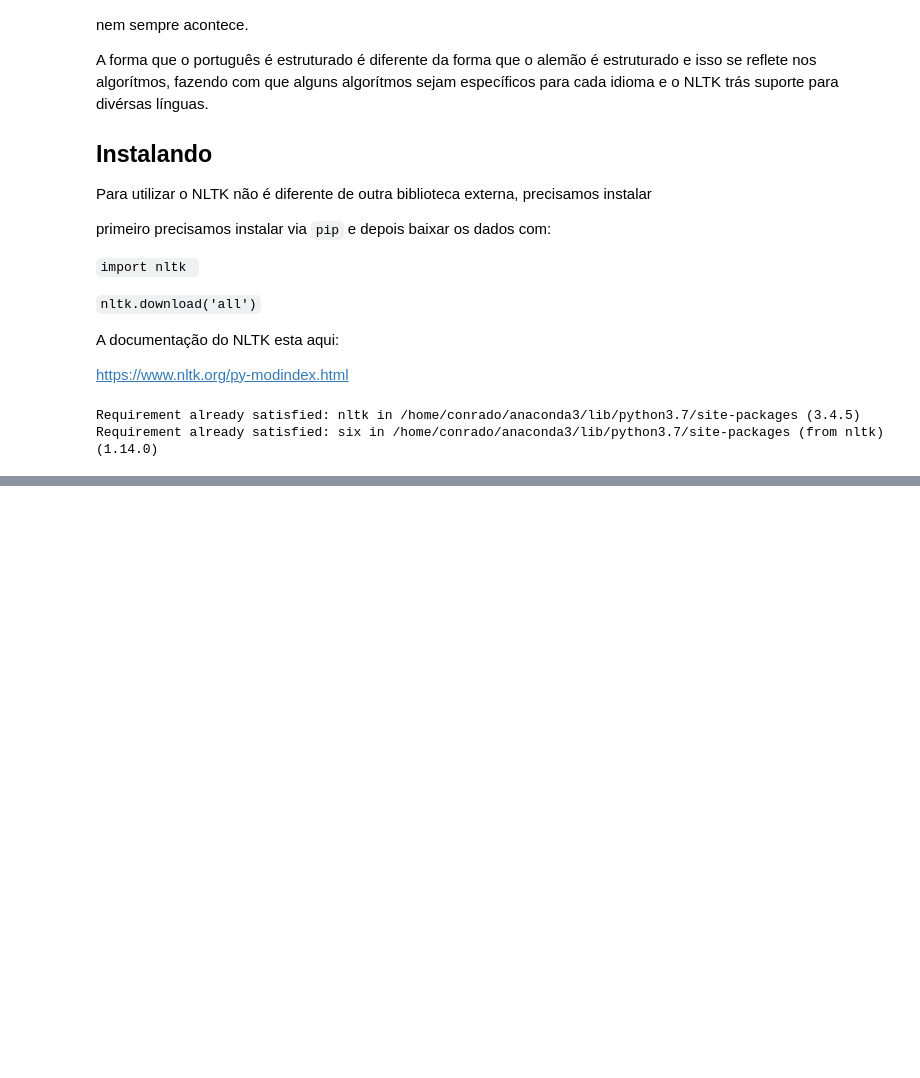
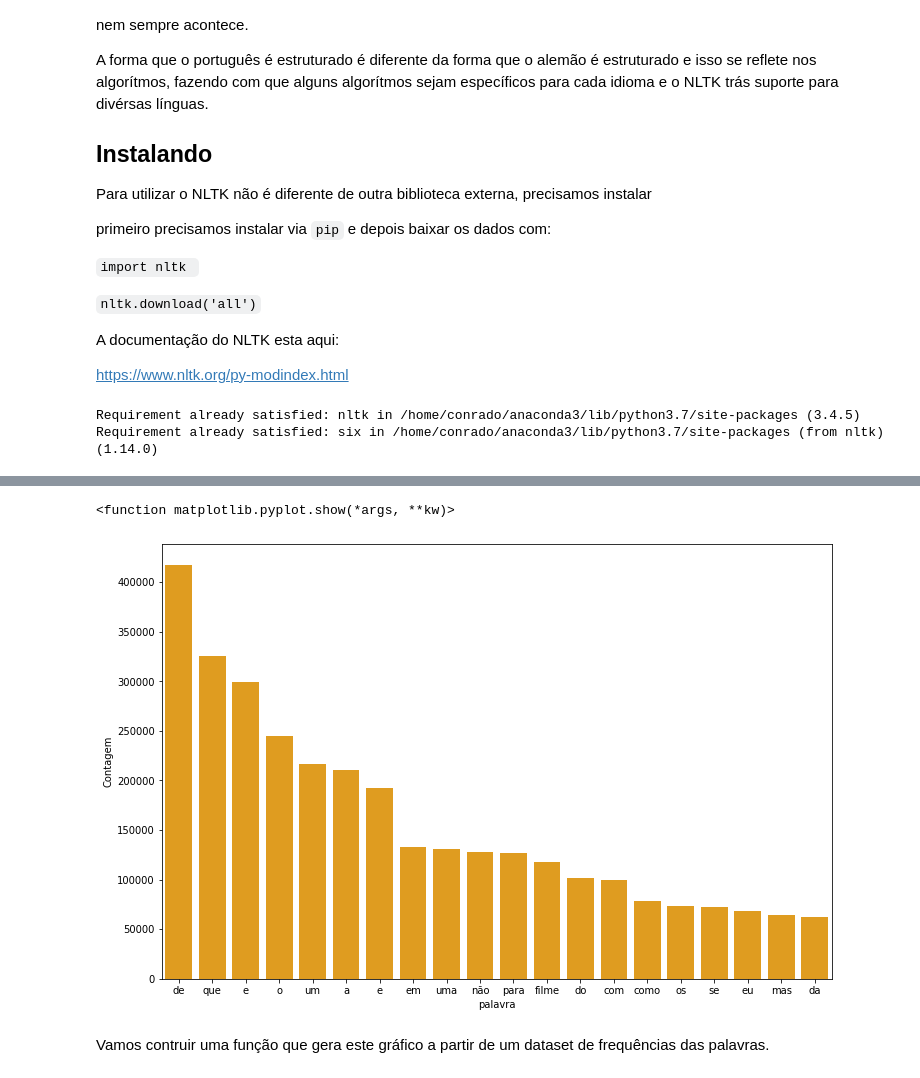
Before and after one commit to ConradBitt/pln, a Jupyter notebook: PLN.ipynb, the cells around one changed output, grey strips where cells are left out. Cells and saved outputs as stored; diff of their text form; code cells hidden in the pictures; blank space fills up the shorter version.

```diff
--- a/PLN.ipynb
+++ b/PLN.ipynb
@@ -518,0 +578,5 @@ O objetivo agora é analisar quais as palavras que aparecem com maior frequênci
+# %%
+token_espaco = tokenize.WhitespaceTokenizer()
+tokens_de_todas_as_palavras = token_espaco.tokenize(todas_as_palavras)
+
+frequencia = nltk.FreqDist(tokens_de_todas_as_palavras)
@@ -518,0 +589,3 @@ O objetivo agora é analisar quais as palavras que aparecem com maior frequênci
+# %%
+df_frequencias_das_palavras = pd.DataFrame({'palavra': list(frequencia.keys()),
+                                           'frequencia': list(frequencia.values())})
@@ -518,0 +633,15 @@ O objetivo agora é analisar quais as palavras que aparecem com maior frequênci
+# %%
+import seaborn as sns
+
+
+plt.figure(figsize=(12,8))
+
+# em data vamos usar as nlargest() para não precisar plotar todas as palavras do dataframe
+ax = sns.barplot(x='palavra', y='frequencia' ,data=df_frequencias_das_palavras.nlargest(columns='frequencia', n=20), color='orange')
+ax.set(xlabel='palavra', ylabel='Contagem')
+plt.show
+# %% [output]
+<function matplotlib.pyplot.show(*args, **kw)>
+[figure, added]
+# %% [markdown]
+Vamos contruir uma função que gera este gráfico a partir de um dataset de frequências das palavras.
```
Also changed, not shown: parts of 36 cells of this notebook.
